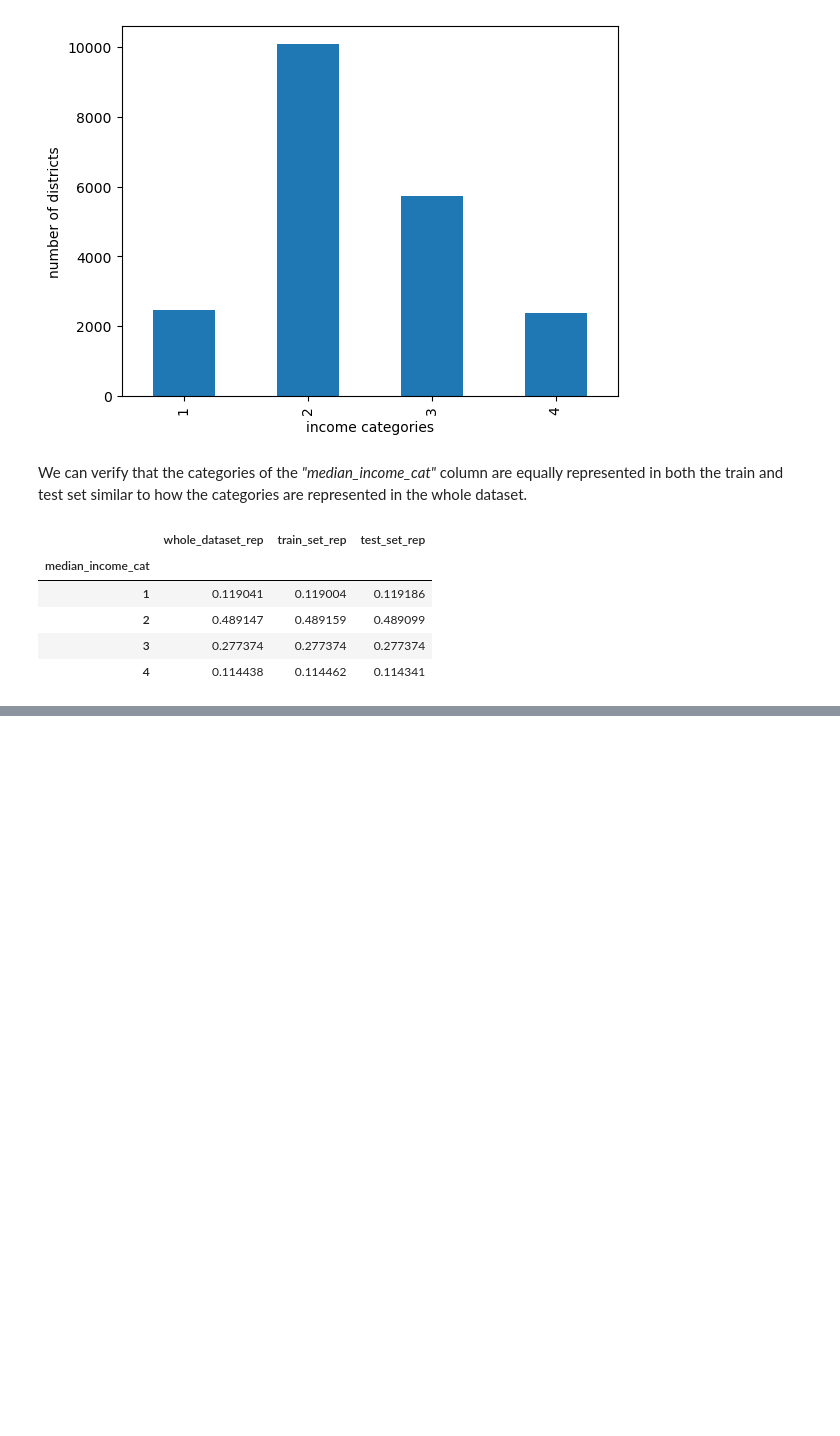
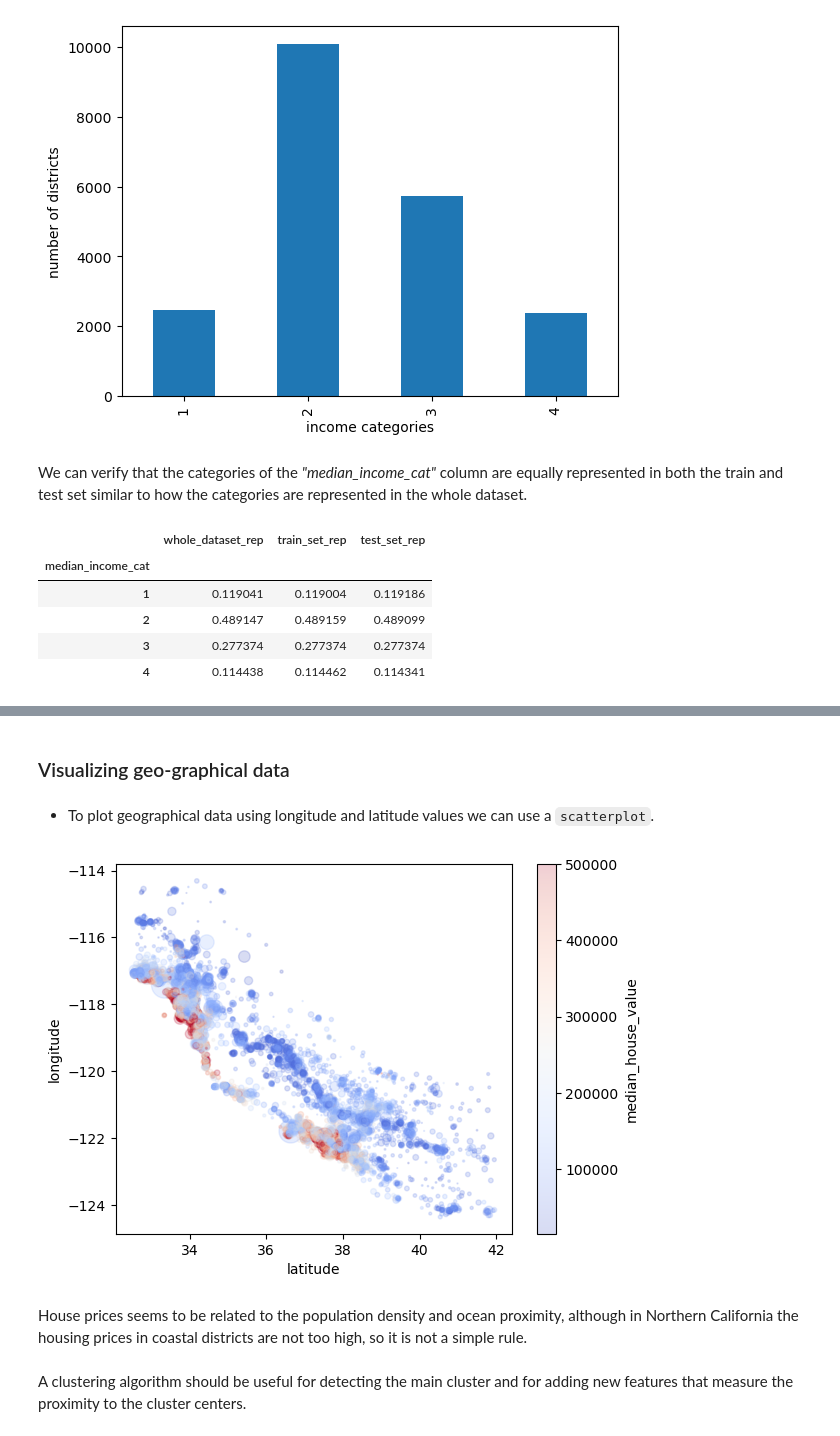
Before and after one commit to AindreaAjax/ML_Introduction, a Jupyter notebook: ML_Basics/03_End_to_End_ML_Project.ipynb, the cells around one changed output, grey strips where cells are left out. Drawn from its saved outputs; the diff is of its cells as text; code cells hidden in the pictures; blank space fills up the shorter version.

Commit message:
[subsec] geographical data visualization

```diff
--- a/ML_Basics/03_End_to_End_ML_Project.ipynb
+++ b/ML_Basics/03_End_to_End_ML_Project.ipynb
@@ -289,0 +317,2 @@ housing_df = housing_df.drop(columns="median_income_cat")
+# %%
+housing_exp = strat_train_set.copy()
@@ -289,0 +328,4 @@ housing_df = housing_df.drop(columns="median_income_cat")
+# %% [markdown]
+### Visualizing geo-graphical data
+# %% [markdown]
+- To plot geographical data using longitude and latitude values we can use a `scatterplot`.
@@ -289,0 +338,10 @@ housing_df = housing_df.drop(columns="median_income_cat")
+# %%
+fig, ax = plt.subplots()
+housing_exp.plot(kind="scatter", x="latitude", y="longitude", alpha=0.2, s=housing_exp["population"] / 100, c="median_house_value", cmap="coolwarm", colorbar=True, legend=True, ax=ax)
+plt.show()
+# %% [output]
+[figure, added]
+# %% [markdown]
+House prices seems to be related to the population density and ocean proximity, although in Northern California the housing prices in coastal districts are not too high, so it is not a simple rule.
+# %% [markdown]
+A clustering algorithm should be useful for detecting the main cluster and for adding new features that measure the proximity to the cluster centers.
```
Also changed, not shown: parts of 16 cells of this notebook.
